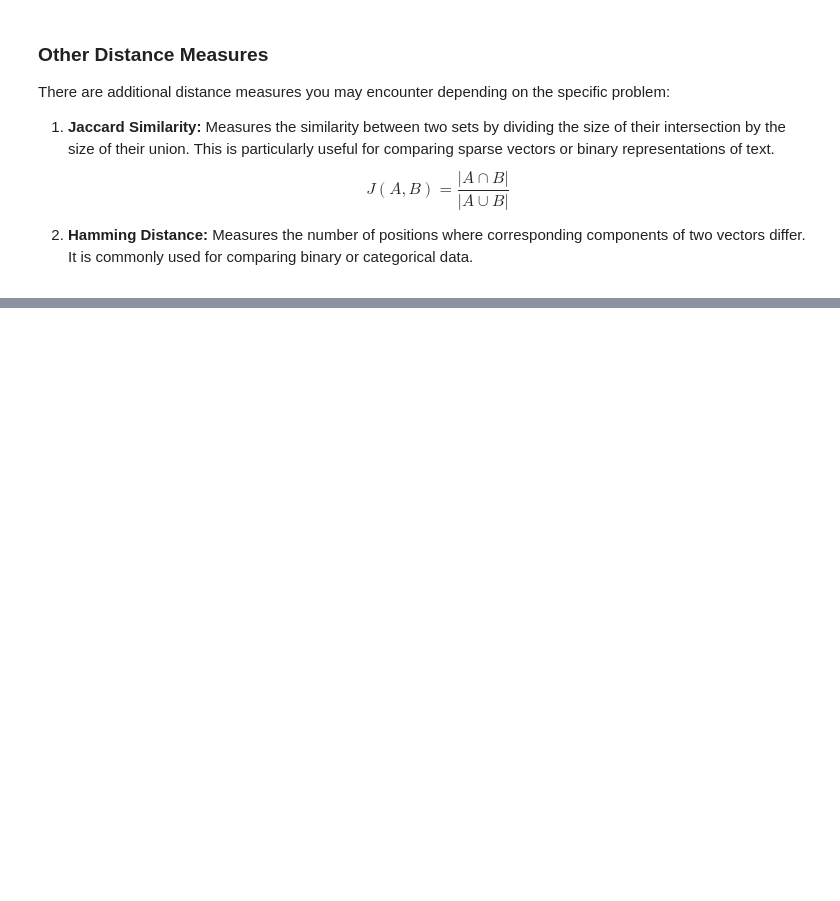
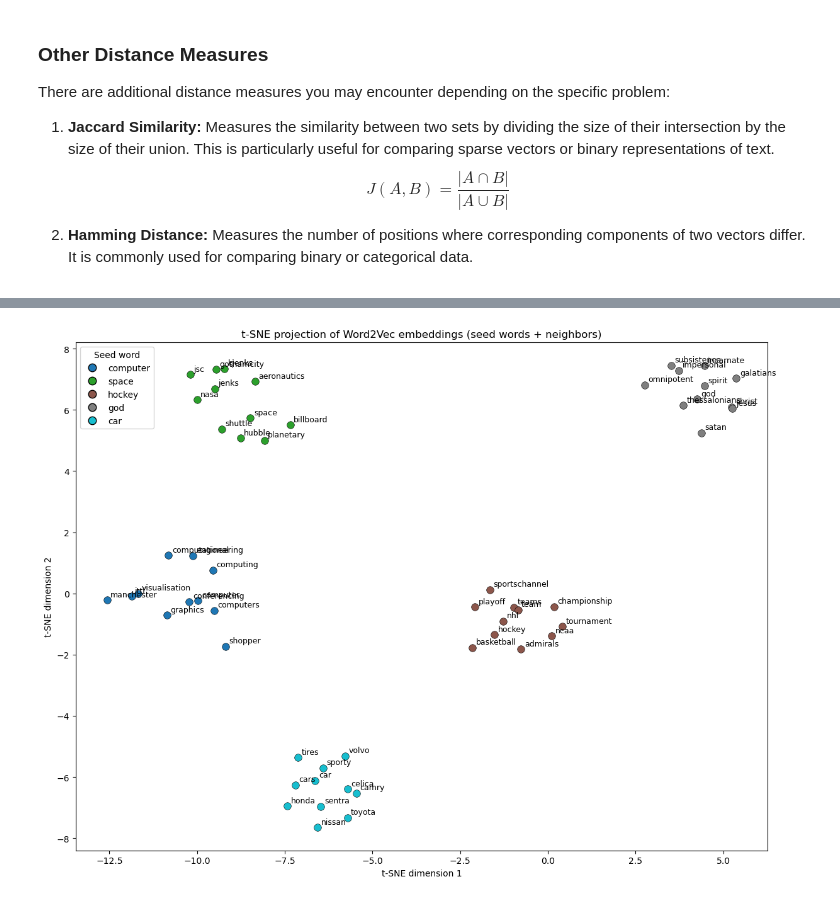
Before and after one commit to uncsdis/Data-785-Deep-Learning, a Jupyter notebook: Week 4 - Word Embeddings/Module 4 - Word Embeddings And Natural Language Processing.ipynb, the cells around one changed output, grey strips where cells are left out. Cells and saved outputs as stored; diff of their text form; code cells hidden in the pictures; blank space fills up the shorter version.

```diff
--- a/Week 4 - Word Embeddings/Module 4 - Word Embeddings And Natural Language Processing.ipynb
+++ b/Week 4 - Word Embeddings/Module 4 - Word Embeddings And Natural Language Processing.ipynb
@@ -763,6 +694,0 @@ Vector for 'computer':
-# %%
-# Find the most similar words to a given word
-similar_words = model.wv.most_similar('computer', topn=5)
-print("\nMost similar words to 'computer':")
-for word, similarity in similar_words:
-    print(f"{word}: {similarity:.4f}")
@@ -781,0 +931,11 @@ Similarity between 'computer' and 'software': 0.5553
+# %%
+# Nearest neighbors for words drawn from several newsgroup topics.
+probe_words = ["computer", "space", "hockey", "god", "car", "encryption"]
+
+for word in probe_words:
+    if word in w2v_model.wv:
+        neighbors = w2v_model.wv.most_similar(word, topn=6)
+        formatted = ", ".join(f"{w} ({s:.2f})" for w, s in neighbors)
+        print(f"{word:12s} -> {formatted}")
+    else:
+        print(f"{word:12s} -> (not in vocabulary)")
@@ -781,0 +982,40 @@ Similarity between 'computer' and 'software': 0.5553
+# %%
+from sklearn.manifold import TSNE
+
+seed_words = ["computer", "space", "hockey", "god", "car"]
+
+# Collect each seed word plus its nearest neighbors.
+words, groups = [], []
+for seed in seed_words:
+    words.append(seed)
+    groups.append(seed)
+    for neighbor, _ in w2v_model.wv.most_similar(seed, topn=10):
+        words.append(neighbor)
+        groups.append(seed)
+
+vectors = np.array([w2v_model.wv[w] for w in words])
+
+tsne = TSNE(n_components=2, random_state=42, perplexity=12, init="pca")
+coords = tsne.fit_transform(vectors)
+
+plt.figure(figsize=(12, 9))
+palette = plt.cm.tab10(np.linspace(0, 1, len(seed_words)))
+color_map = {seed: palette[i] for i, seed in enumerate(seed_words)}
+
+for (x, y), word, group in zip(coords, words, groups):
+    plt.scatter(x, y, color=color_map[group], s=70,
+                edgecolors="black", linewidths=0.4)
+    plt.annotate(word, (x, y), fontsize=9,
+                 xytext=(4, 4), textcoords="offset points")
+
+handles = [plt.Line2D([0], [0], marker="o", linestyle="",
+                       markerfacecolor=color_map[s], markeredgecolor="black",
+                       markersize=9, label=s) for s in seed_words]
+plt.legend(handles=handles, title="Seed word", loc="best")
+plt.title("t-SNE projection of Word2Vec embeddings (seed words + neighbors)")
+plt.xlabel("t-SNE dimension 1")
+plt.ylabel("t-SNE dimension 2")
+plt.tight_layout()
+plt.show()
+# %% [output]
+[figure, added]
```
Also changed, not shown: parts of 39 cells of this notebook, 3 other files.
